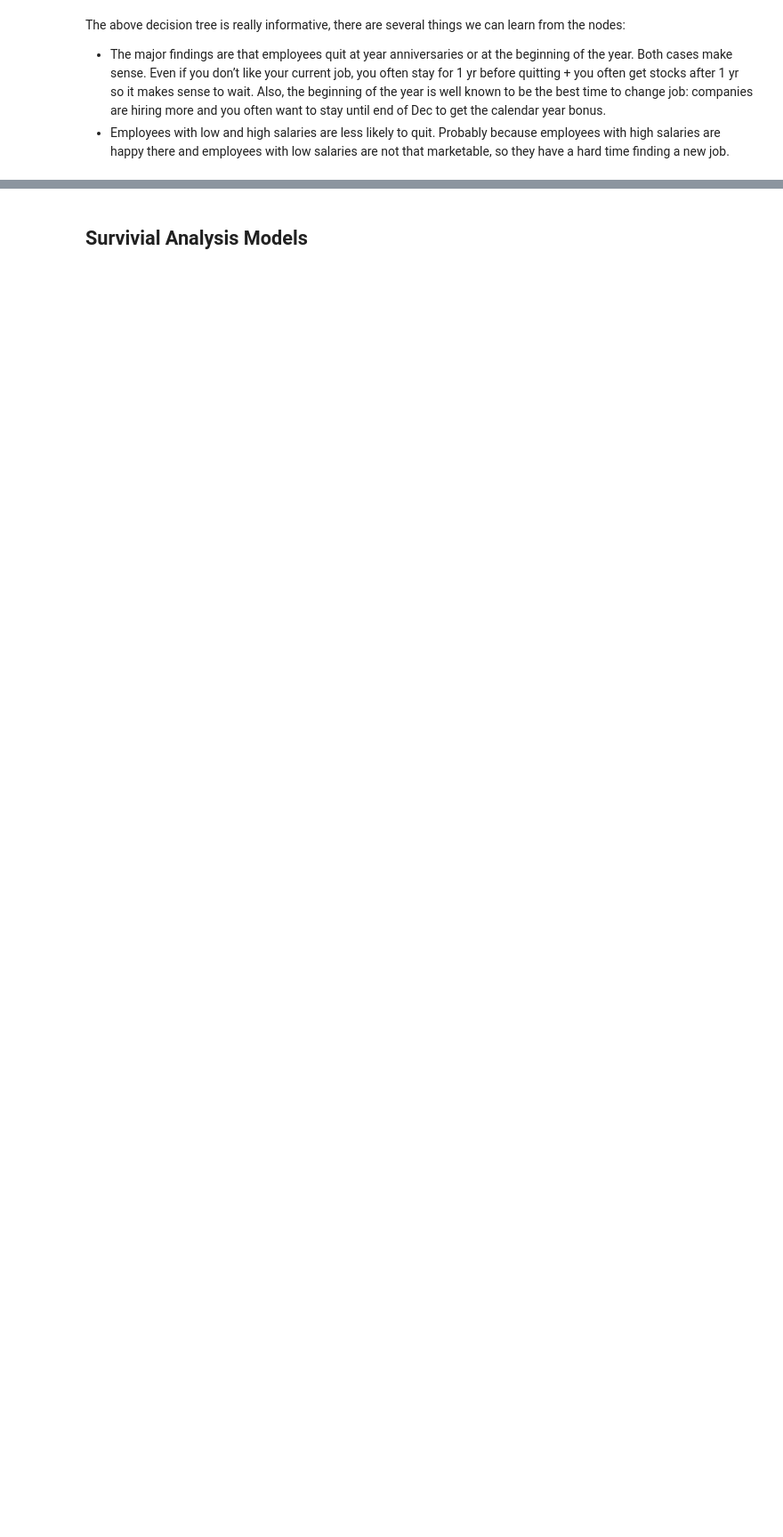
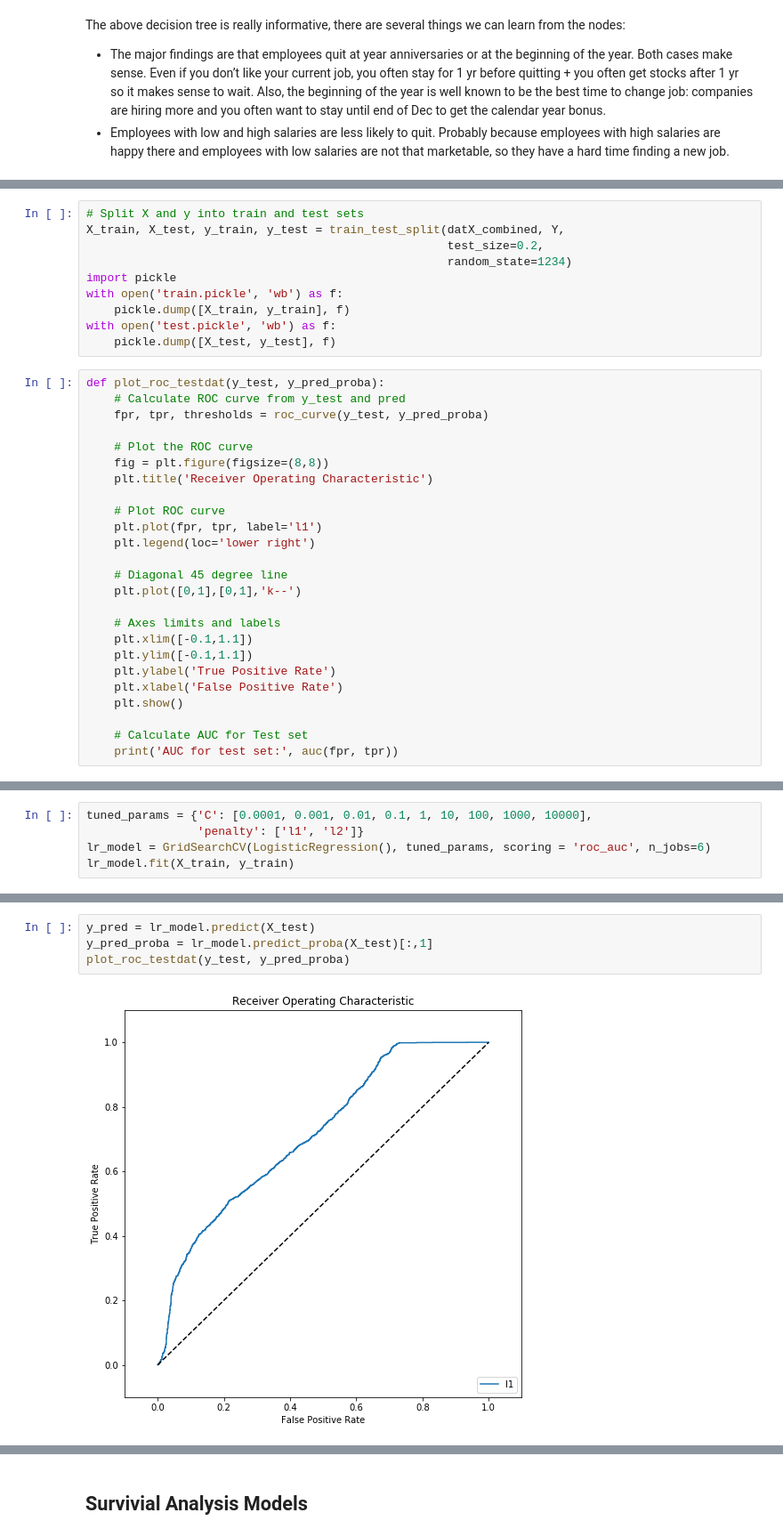
Before and after one commit to leemingee/TakeHomeChallenge, a Jupyter notebook: 03_Employee_Retention/03_employee_retention.ipynb, the cells around one changed output, grey strips where cells are left out. Shown at 89% size. Cells and saved outputs as stored; diff of their text form; blank space fills up the shorter version.

Commit message:
add ML models
Add DT, LR and RF models

```diff
--- a/03_Employee_Retention/03_employee_retention.ipynb
+++ b/03_Employee_Retention/03_employee_retention.ipynb
@@ -337,0 +345,35 @@ The above decision tree is really informative, there are several things we can l
+# %%
+# Split X and y into train and test sets
+X_train, X_test, y_train, y_test = train_test_split(datX_combined, Y,
+                                                    test_size=0.2,
+                                                    random_state=1234)
+import pickle
+with open('train.pickle', 'wb') as f:
+    pickle.dump([X_train, y_train], f)
+with open('test.pickle', 'wb') as f:
+    pickle.dump([X_test, y_test], f)
+# %%
+def plot_roc_testdat(y_test, y_pred_proba):
+    # Calculate ROC curve from y_test and pred
+    fpr, tpr, thresholds = roc_curve(y_test, y_pred_proba)
+
+    # Plot the ROC curve
+    fig = plt.figure(figsize=(8,8))
+    plt.title('Receiver Operating Characteristic')
+
+    # Plot ROC curve
+    plt.plot(fpr, tpr, label='l1')
+    plt.legend(loc='lower right')
+
+    # Diagonal 45 degree line
+    plt.plot([0,1],[0,1],'k--')
+
+    # Axes limits and labels
+    plt.xlim([-0.1,1.1])
+    plt.ylim([-0.1,1.1])
+    plt.ylabel('True Positive Rate')
+    plt.xlabel('False Positive Rate')
+    plt.show()
+
+    # Calculate AUC for Test set
+    print('AUC for test set:', auc(fpr, tpr))
@@ -337,0 +393,5 @@ The above decision tree is really informative, there are several things we can l
+# %%
+tuned_params = {'C': [0.0001, 0.001, 0.01, 0.1, 1, 10, 100, 1000, 10000],
+                'penalty': ['l1', 'l2']}
+lr_model = GridSearchCV(LogisticRegression(), tuned_params, scoring = 'roc_auc', n_jobs=6)
+lr_model.fit(X_train, y_train)
@@ -337,0 +413,6 @@ The above decision tree is really informative, there are several things we can l
+# %%
+y_pred = lr_model.predict(X_test)
+y_pred_proba = lr_model.predict_proba(X_test)[:,1]
+plot_roc_testdat(y_test, y_pred_proba)
+# %% [output]
+[figure, added]
```
Also changed, not shown: parts of 24 cells of this notebook, 4 other files.
